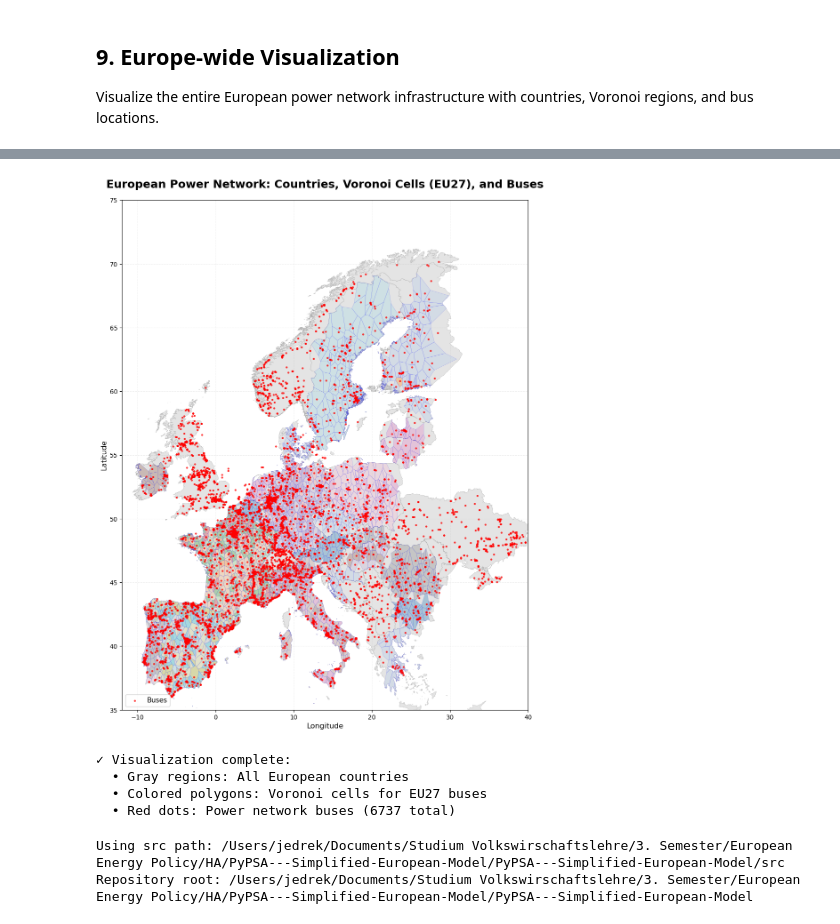
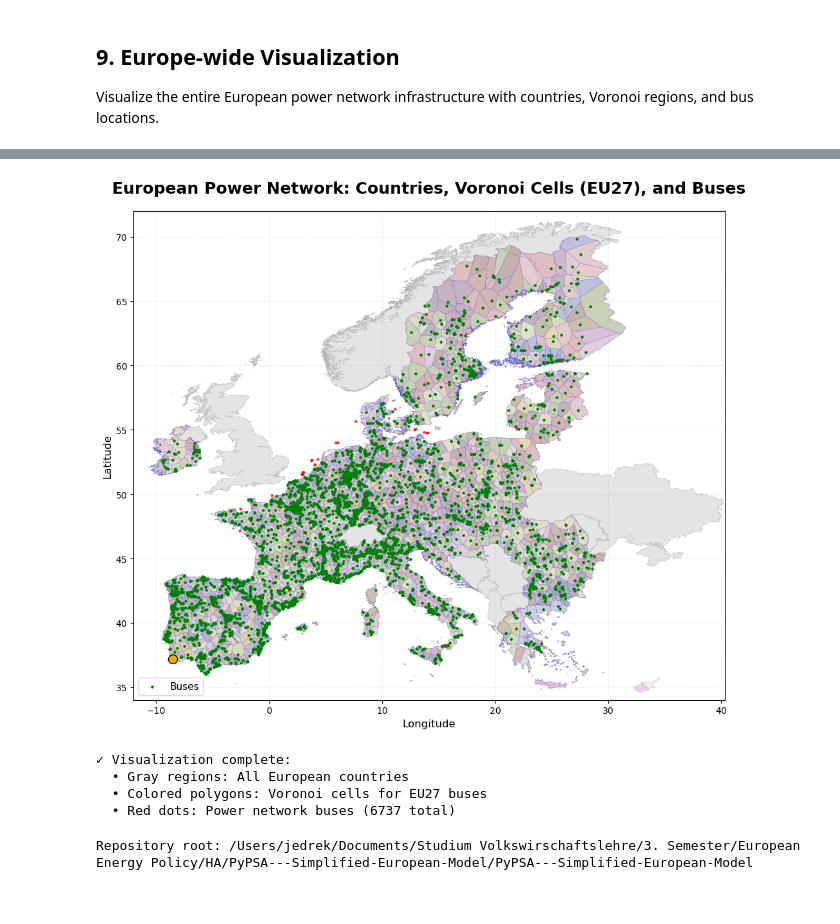
Before and after one commit to jendrkk/PyPSA---Simplified-European-Model, a Jupyter notebook: notebooks/geometry_tutorial.ipynb, the cells around one changed output, grey strips where cells are left out. Saved outputs shown, nothing was run; the diff lists cells and outputs as text; code cells hidden in the pictures.

```diff
--- a/notebooks/geometry_tutorial.ipynb
+++ b/notebooks/geometry_tutorial.ipynb
@@ -479 +478,11 @@ else:
 ✓ Loaded 6737 buses
+# %%
+v_startswith = np.vectorize(lambda bus_id,y: bus_id.startswith(y))
+
+EU_COUNTRIES = [
+    'AT', 'BE', 'BG', 'HR', 'CY', 'CZ', 'DK', 'EE', 'FI', 'FR',
+    'DE', 'GR', 'HU', 'IE', 'IT', 'LV', 'LT', 'LU', 'MT', 'NL',
+    'PL', 'PT', 'RO', 'SK', 'SI', 'ES', 'SE'
+]
+
+display(buses)
@@ -479,0 +503,11 @@ else:
+# %%
+max_shape_bus_id = voronoi_gdf['bus_id'][np.where(voronoi_gdf['area_km2'] == voronoi_gdf['area_km2'].max())[0][0]]
+
+buses_not_in_voronoi = pd.DataFrame()
+for bus_id in buses_data['bus_id']:
+    if not any(voronoi_gdf['bus_id'].apply(lambda x: bus_id == x)):
+        buses_not_in_voronoi = pd.concat([buses_not_in_voronoi, buses_data[buses_data['bus_id'] == bus_id]], ignore_index=True)
+
+buses_not_in_voronoi_eu = buses_not_in_voronoi[buses_not_in_voronoi['country'].isin(EU_COUNTRIES)].sort_values('country')
+
+display(buses_not_in_voronoi_eu)
@@ -480,62 +534,65 @@ else:
 # %%
 if buses_data is not None:
 
     # Create figure with larger size for detailed Europe view
     fig, ax = plt.subplots(figsize=(10, 20))
 
     # Plot all countries with subtle color
     all_countries_gdf.plot(ax=ax, color='lightgray', edgecolor='darkgray', linewidth=0.5, alpha=0.6, figsize=(10,20))
 
     # Plot Voronoi cells with colors
-    voronoi_gdf.plot(ax=ax, alpha=0.3, edgecolor='blue', linewidth=0.3, cmap='tab20', figsize=(10,20))
+    voronoi_gdf.plot(ax=ax, alpha=0.3, edgecolor='blue', linewidth=0.3, cmap='tab20b', figsize=(10,20))
 
+    buses_not_in_voronoi = buses_not_in_voronoi[buses_not_in_voronoi['country'].isin(EU_COUNTRIES)]
     # Plot buses as small dots
-    ax.scatter(buses_data['x'], buses_data['y'], c='red', s=5, alpha=0.7, label='Buses', zorder=5)
+    ax.scatter(voronoi_gdf['bus_x'], voronoi_gdf['bus_y'], c='green', s=5, alpha=1, label='Buses', zorder=5)
+    ax.scatter(buses_not_in_voronoi['x'], buses_not_in_voronoi['y'], c='red', s=5, alpha=0.7, label='Buses', zorder=5)
+
+    # Plot also bus with max area of voronoi shape
+    special_buses = buses[v_startswith(buses['bus_id'], max_shape_bus_id)]
+    ax.scatter(special_buses['x'], special_buses['y'], c='orange', s=100, alpha=1.0, label='Special Buses', edgecolor='black', zorder=6)
+
 
     # Formatting
     ax.set_title('European Power Network: Countries, Voronoi Cells (EU27), and Buses', fontsize=18, fontweight='bold', pad=20)
     ax.set_xlabel('Longitude', fontsize=12)
     ax.set_ylabel('Latitude', fontsize=12)
-    ax.set_xlim(-12,40)
-    ax.set_ylim(35,75)
+    ax.set_xlim(-12,40.3)
+    ax.set_ylim(34,72)
+    #ax.set_xlim(26,30)
+    #ax.set_ylim(69,72)
     ax.legend(['Buses'], loc='lower left', fontsize=11)
     ax.grid(True, alpha=0.2, linestyle='--')
 
     plt.tight_layout()
     plt.show()
 
     print(f"\n✓ Visualization complete:")
     print(f"  • Gray regions: All European countries")
     print(f"  • Colored polygons: Voronoi cells for EU27 buses")
     print(f"  • Red dots: Power network buses ({len(buses_data)} total)")
 else:
     print("Cannot create visualization - missing data files")
 # %% [output]
-[figure, old version]
+[figure, new version]
 ✓ Visualization complete:
   • Gray regions: All European countries
   • Colored polygons: Voronoi cells for EU27 buses
   • Red dots: Power network buses (6737 total)
-# %%
-def find_repo_root(max_up=6):
-    p = Path.cwd().resolve()
-    for _ in range(max_up):
-        if (p / 'README.md').exists() or (p / '.git').exists():
-            return p
-        if p.parent == p:
-            break
-        p = p.parent
-    return Path.cwd().resolve()
-
-repo_root = find_repo_root()
-src_path = repo_root / 'src/'
-if str(src_path) not in sys.path:
-    sys.path.insert(1, str(src_path))
-print(f"Using src path: {src_path}")
-print(f"Repository root: {repo_root}")
-
-import pypsa_simplified as ps
-# %% [output]
-Using src path: /Users/jedrek/Documents/Studium Volkswirschaftslehre/3. Semester/European Energy Policy/HA/PyPSA---Simplified-European-Model/PyPSA---Simplified-European-Model/src
-Repository root: /Users/jedrek/Documents/Studium Volkswirschaftslehre/3. Semester/European Energy Policy/HA/PyPSA---Simplified-European-Model/PyPSA---Simplified-European-Model
+# %%
+def find_repo_root(max_up=6):
+    p = Path.cwd().resolve()
+    for _ in range(max_up):
+        if (p / 'README.md').exists() or (p / '.git').exists():
+            return p
+        if p.parent == p:
+            break
+        p = p.parent
+    return Path.cwd().resolve()
+
+repo_root = find_repo_root()
+
+print(f"Repository root: {repo_root}")
+# %% [output]
+Repository root: /Users/jedrek/Documents/Studium Volkswirschaftslehre/3. Semester/European Energy Policy/HA/PyPSA---Simplified-European-Model/PyPSA---Simplified-European-Model
 # %%
```
Also changed, not shown: parts of 20 cells of this notebook, 5 other files.
